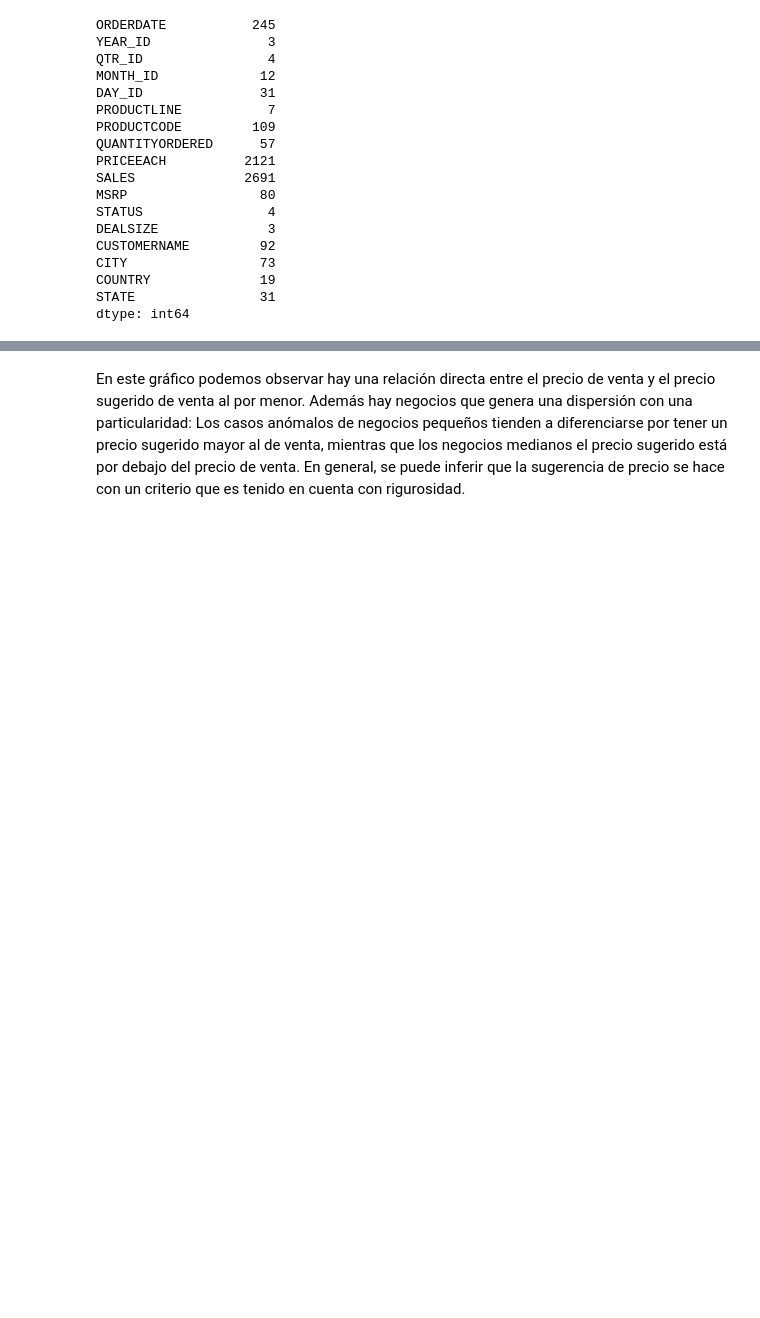
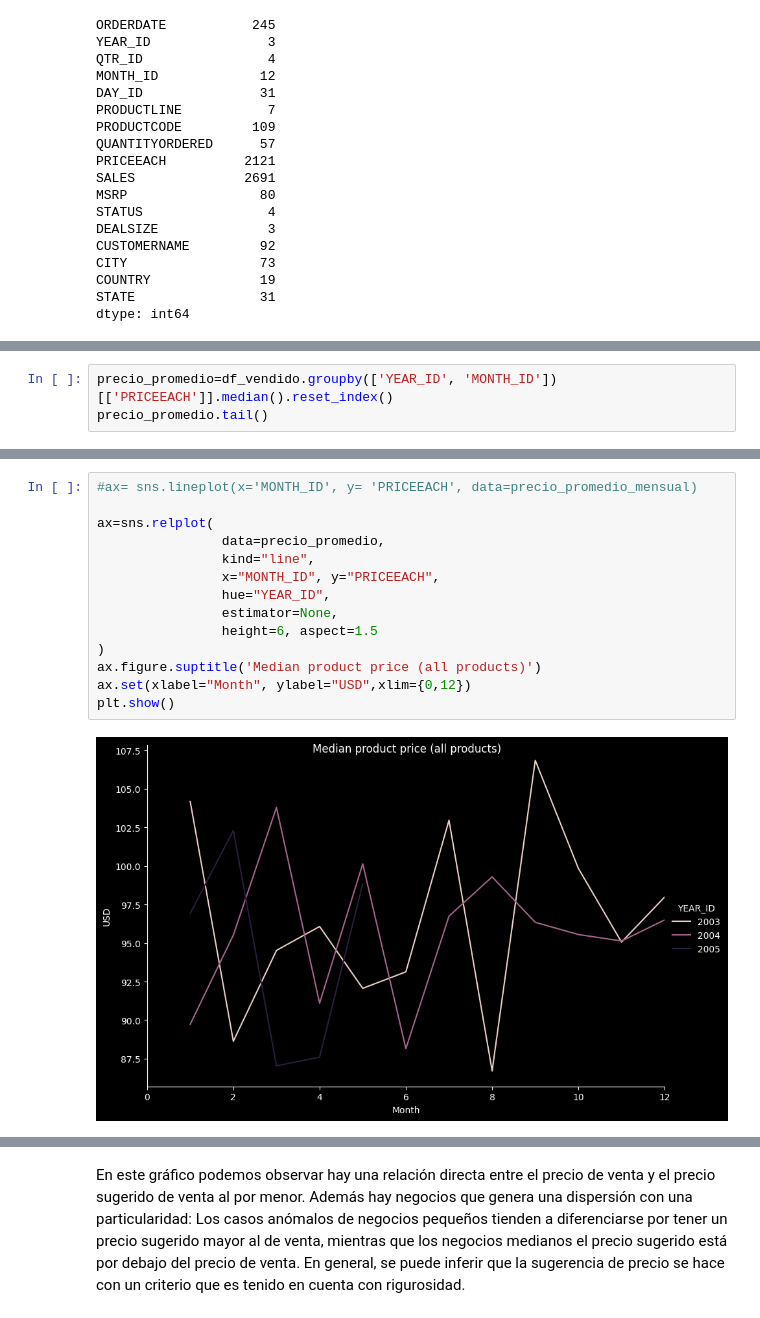
Before and after one commit to martinsasia/Data-Science, a Jupyter notebook: Proyecto.ipynb, the cells around one changed output, grey strips where cells are left out. Drawn from its saved outputs; the diff is of its cells as text; blank space fills up the shorter version.

```diff
--- a/Proyecto.ipynb
+++ b/Proyecto.ipynb
@@ -768,0 +776,3 @@ sns.lineplot(x='MONTH_ID', y= 'PRICEEACH', data=precio_promedio_mensual)
+# %%
+precio_promedio=df_vendido.groupby(['YEAR_ID', 'MONTH_ID'])[['PRICEEACH']].median().reset_index()
+precio_promedio.tail()
@@ -768,0 +786,16 @@ sns.lineplot(x='MONTH_ID', y= 'PRICEEACH', data=precio_promedio_mensual)
+# %%
+#ax= sns.lineplot(x='MONTH_ID', y= 'PRICEEACH', data=precio_promedio_mensual)
+
+ax=sns.relplot(
+                data=precio_promedio,
+                kind="line",
+                x="MONTH_ID", y="PRICEEACH",
+                hue="YEAR_ID",
+                estimator=None,
+                height=6, aspect=1.5
+)
+ax.figure.suptitle('Median product price (all products)')
+ax.set(xlabel="Month", ylabel="USD",xlim={0,12})
+plt.show()
+# %% [output]
+[figure, added]
```
Also changed, not shown: parts of 20 cells of this notebook.
